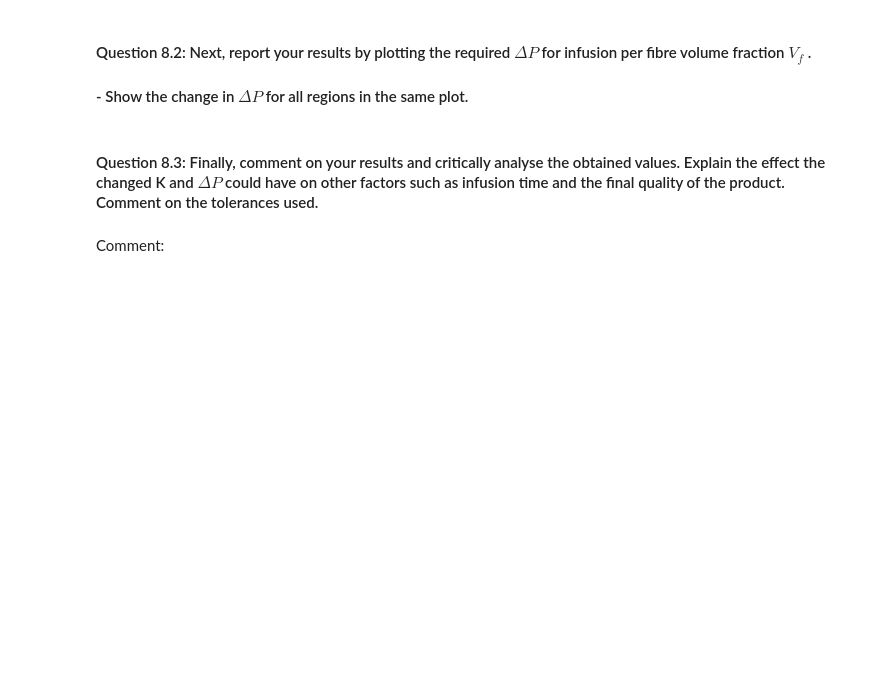
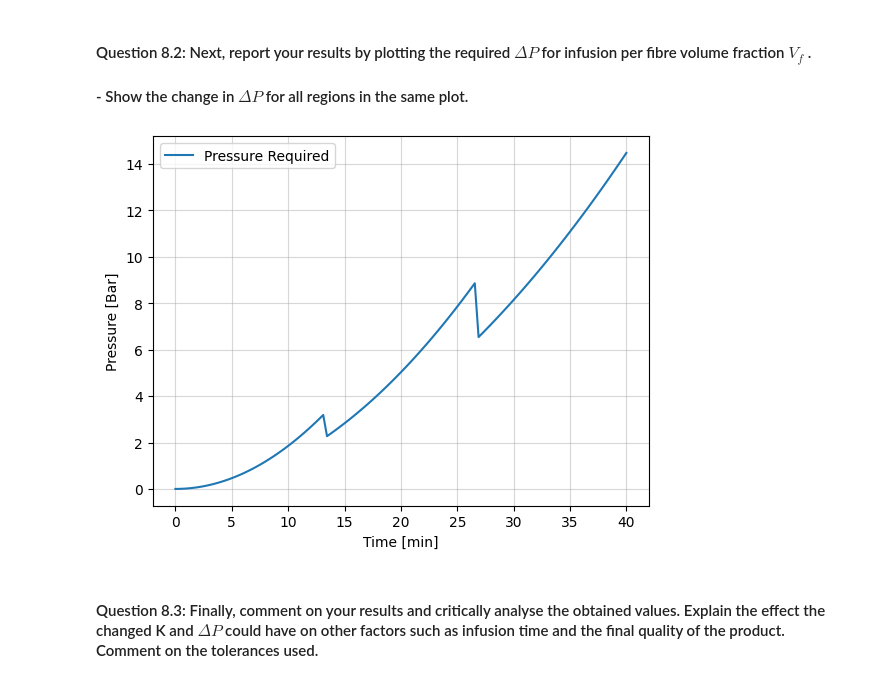
Before and after one commit to Daveed-droid/PolymerCompositeManufacturingNotebooks, a Jupyter notebook: Notebook_Rheokinetics/Rheokinetics - 2024.ipynb, the cells around one changed output. Cells and saved outputs as stored; diff of their text form; code cells hidden in the pictures; blank space fills up the shorter version.

```diff
--- a/Notebook_Rheokinetics/Rheokinetics - 2024.ipynb
+++ b/Notebook_Rheokinetics/Rheokinetics - 2024.ipynb
@@ -367,4 +530,54 @@ Reflection:
+# %%
+# Code for 2nd plot here
+
+cmtom = 1e-2
+
+AW = 400 # [g/m^2]
+n = 5 # Layers [-]
+rhof = 1.8/(cmtom**3) # Fibre density [g/m^3]
+AWtot = AW*n
+t = [1.76, 2.02, 2.3] # Thicknesses of the mold gap [mm]
+tarr = np.hstack((t[0]*np.ones((40)), t[1]*np.ones((40)), t[2]*np.ones((40))))*1e-3
+
+rhotot = AWtot/(tarr)
+vf = rhotot/rhof
+# Square arrangement
+C1, C2, vfmax = 57, 0.4, 0.785
+
+K11 = (2*df**2/C1)*((1-vf**3)/vf**2)
+K22 = C2*((vfmax/vf)**0.5-1)**(5/2)*(df**2/4)
+
+# Since it is infused from the left side we only care when it reaches the right side ie fully infused
+# Infusion time = Gelation time is the minimum required pressure
+# x is infusion direction
+theta90 = np.deg2rad(90)
+theta45 = np.deg2rad(45)
+theta0 = np.deg2rad(0)
+Kxx90 = K11*np.cos(theta90)**2 + K22*np.sin(theta90)**2
+Kxx45 = K11*np.cos(theta45)**2 + K22*np.sin(theta45)**2
+Kxx0 = K11*np.cos(theta0)**2 + K22*np.sin(theta0)**2
+KxxAvg = 0.2*Kxx90+0.3*Kxx45+0.5*Kxx0
+# Kyy = K11*np.sin(theta)**2 + K22*np.cos(theta)**2
+# Q = (dL/dt)*A
+# Q = ((K*A)/(eta*L)) dP
+# LdL/dt = (K/eta) dP
+# integrate with dt
+# 1/2 L^2 = K/(eta)dP T
+
+# Since the saturated condition gives the highest required pressure it will be used
+T = 40*60 # Infusion time [s]
+t = np.linspace(0, T, 120)
+L = (t)/(T)
+eta = 0.03*np.ones_like(t)
+dt = T/120
+P = (eta*L**2)/(2*KxxAvg*T)
+plt.plot(t/60, P*1e-5, label=f"Pressure Required")
+plt.ylabel("Pressure [Bar]")
+plt.xlabel("Time [min]")
+plt.legend()
+plt.grid(alpha=0.5)
+plt.show()
+# %% [output]
+[figure, added]
 # %% [markdown]
 #### Question 8.3: Finally, comment on your results and critically analyse the obtained values. Explain the effect the changed K and $\Delta P$ could have on other factors such as infusion time and the final quality of the product. Comment on the tolerances used.
-# %% [markdown]
-Comment:
```
Also changed, not shown: parts of 15 cells of this notebook.
